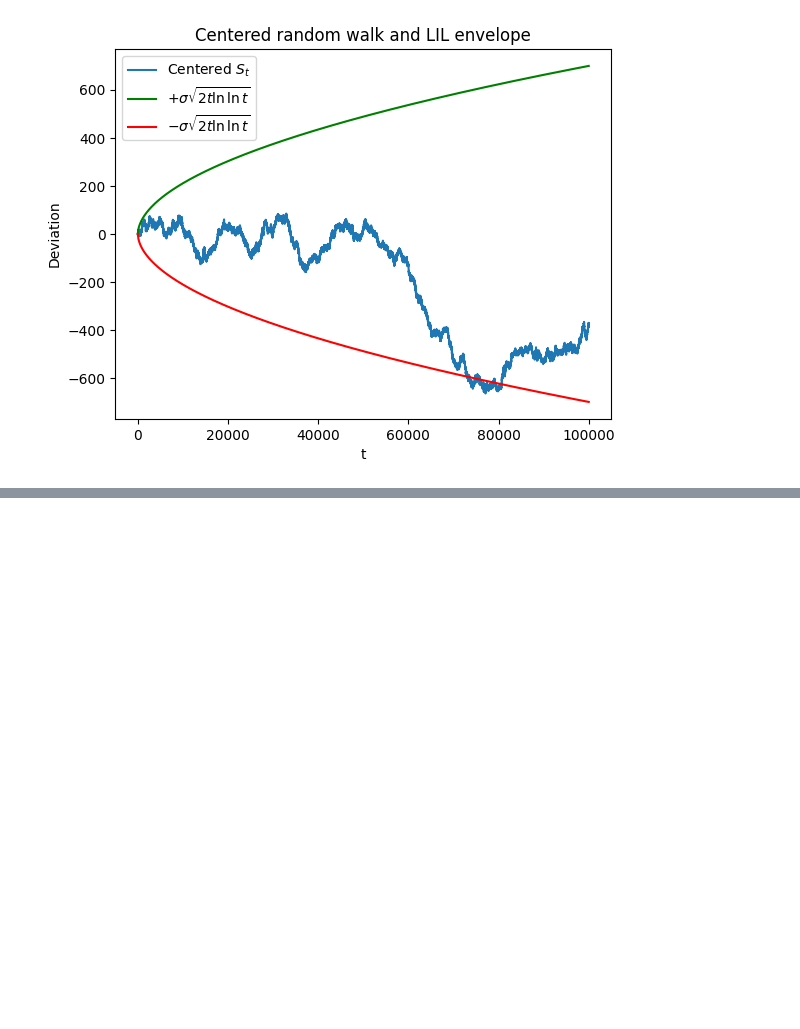
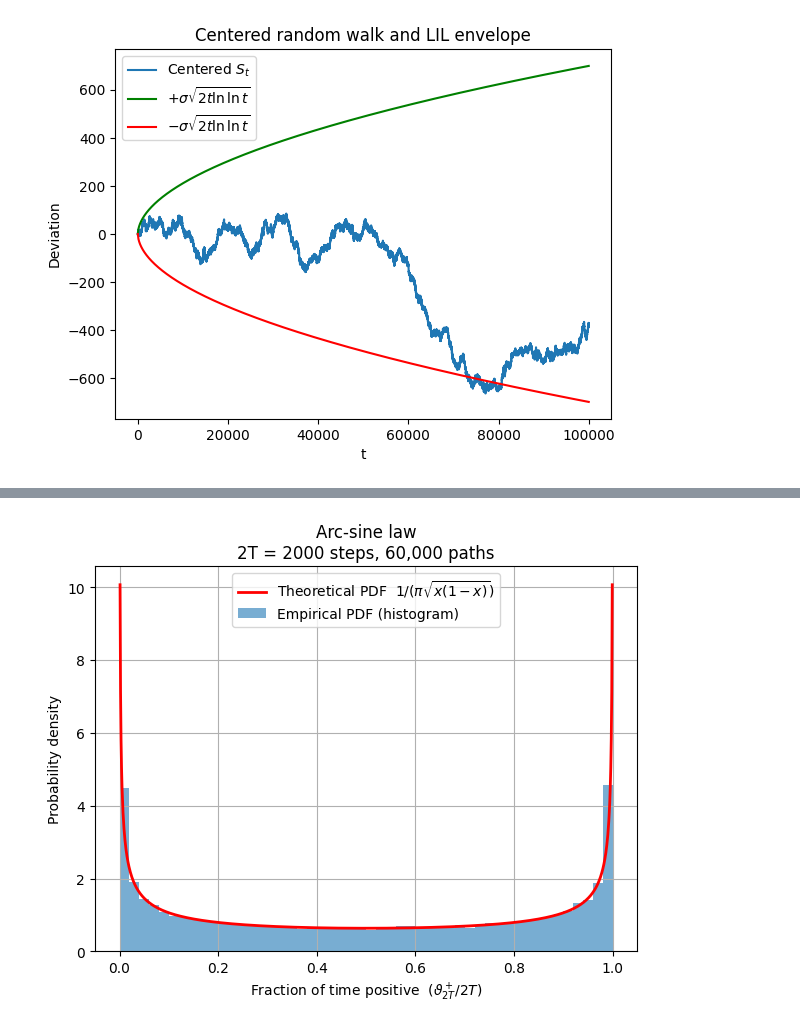
Before and after one commit to Niorlys/ForexMath, a Jupyter notebook: 4-Discrete-time-stochastic-engines.ipynb, the cells around one changed output, grey strips where cells are left out. Drawn from its saved outputs; the diff is of its cells as text; code cells hidden in the pictures; blank space fills up the shorter version.

```diff
--- a/4-Discrete-time-stochastic-engines.ipynb
+++ b/4-Discrete-time-stochastic-engines.ipynb
@@ -652,0 +682,41 @@ Hence, the hypothesis is true for $k+1$. By induction, we have that $P(T_k > 2n)
+# %%
+import numpy as np
+import matplotlib.pyplot as plt
+
+# ---------- parameters ----------
+T       = 1000      # 2T total steps
+n_paths = 60_000    # number of trajectories
+bins    = 50        # histogram bins
+
+# ---------- simulate symmetric random walks ----------
+steps = np.random.choice([-1, 1], size=(n_paths, 2*T))
+walk  = np.cumsum(steps, axis=1)                    # S_1 … S_{2T}
+S_prev = np.concatenate([np.zeros((n_paths, 1)),    # prepend S_0 = 0
+                         walk[:, :-1]], axis=1)     # S_0 … S_{2T-1}
+
+positive_intervals = ((S_prev > 0) | (walk > 0)).sum(axis=1)
+fraction_positive  = positive_intervals / (2*T)
+
+# ---------- empirical PDF ----------
+hist, edges = np.histogram(fraction_positive, bins=bins, range=(0, 1), density=True)
+centers     = 0.5 * (edges[:-1] + edges[1:])
+
+# ---------- theoretical arc-sine PDF ----------
+x_grid  = np.linspace(0.001, 0.999, 1000)
+arc_pdf = 1.0 / (np.pi * np.sqrt(x_grid * (1 - x_grid)))
+
+# ---------- plot ----------
+plt.figure(figsize=(7, 5))
+plt.bar(centers, hist, width=edges[1]-edges[0],
+        alpha=0.6, label='Empirical PDF (histogram)')
+plt.plot(x_grid, arc_pdf, 'r', lw=2,
+         label=r'Theoretical PDF  $1/(\pi\sqrt{x(1-x)})$')
+plt.xlabel(r'Fraction of time positive  ($\vartheta_{2T}^+ / 2T$)')
+plt.ylabel('Probability density')
+plt.title(f'Arc-sine law\n'
+          f'2T = {2*T} steps, {n_paths:,} paths')
+plt.legend(); plt.grid(True)
+plt.ylim(0, None)
+plt.show()
+# %% [output]
+[figure, added]
```
Also changed, not shown: parts of 5 cells of this notebook.
